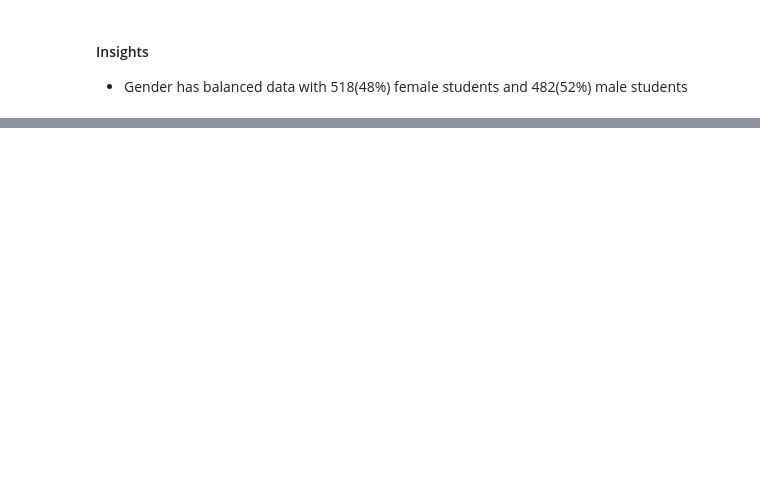
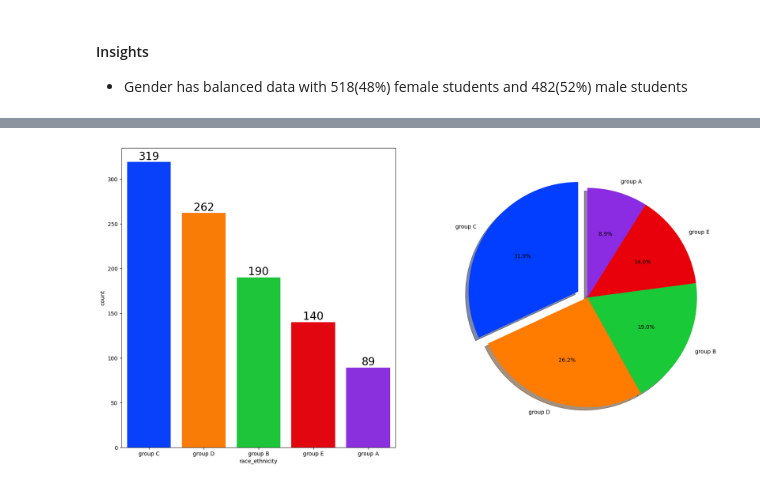
Before and after one commit to mukeshSankalamaddi/mlprojects, a Jupyter notebook: notebook/EDA STUDENT PERFORMANCE.ipynb, the cells around one changed output, grey strips where cells are left out. Saved outputs shown, nothing was run; the diff lists cells and outputs as text; code cells hidden in the pictures; blank space fills up the shorter version.

```diff
--- a/notebook/EDA STUDENT PERFORMANCE.ipynb
+++ b/notebook/EDA STUDENT PERFORMANCE.ipynb
@@ -412,0 +489,37 @@ plt.show()
+# %%
+# Get unique groups in fixed order (e.g., value_counts() order)
+group_counts = df['race_ethnicity'].value_counts()
+groups = group_counts.index.tolist()
+
+# Define a color palette (can also use other palettes like 'Set2', 'tab10' etc.)
+colors = sns.color_palette('bright', n_colors=len(groups))
+
+# Map each group to a color
+color_map = dict(zip(groups, colors))
+
+# --- Bar Plot ---
+f, ax = plt.subplots(1, 2, figsize=(20, 10))
+
+# Use same color order in bar plot
+sns.countplot(x=df['race_ethnicity'], order=groups, palette=color_map, ax=ax[0], saturation=0.95)
+
+# Add bar labels
+for container in ax[0].containers:
+    ax[0].bar_label(container, color='black', size=20)
+
+# --- Pie Chart ---
+# Pie chart values (same order as bar chart)
+values = group_counts.values
+labels = groups
+pie_colors = [color_map[group] for group in groups]
+
+# Create explode list: only explode the first slice
+explode = [0.1] + [0] * (len(groups) - 1)
+
+# Plot pie chart with consistent colors
+ax[1].pie(values, labels=labels, colors=pie_colors, explode=explode,
+          autopct='%1.1f%%', shadow=True, startangle=90)
+
+plt.show()
+# %% [output]
+[figure, added]
```
Also changed, not shown: parts of 36 cells of this notebook.
